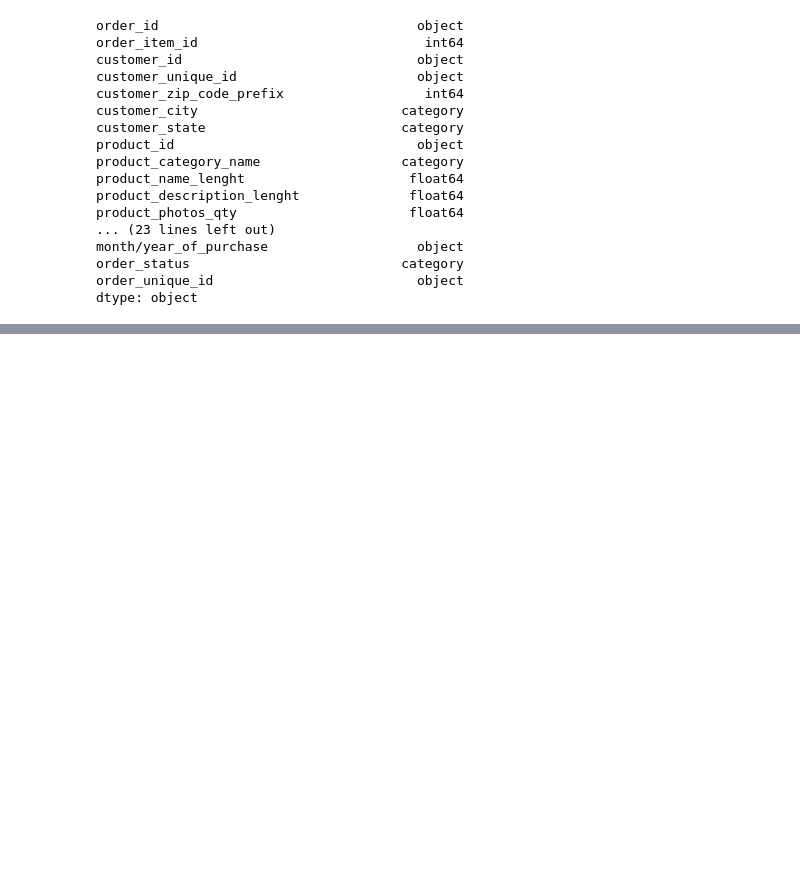
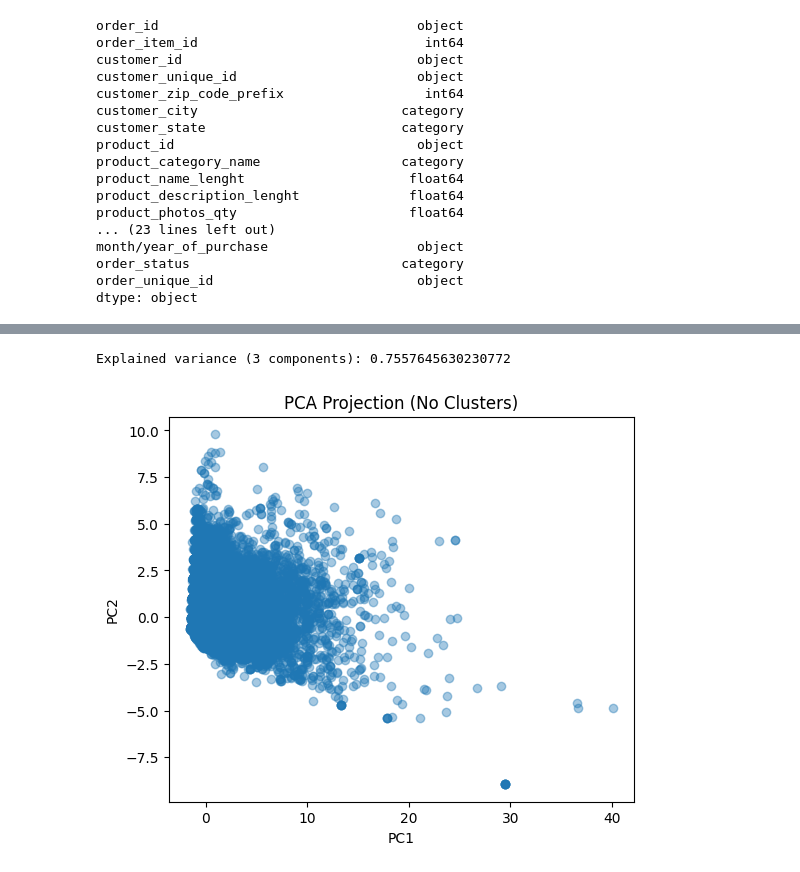
Before and after one commit to FilipStam97/brazilian-ecommerce-unsupervised-learning, a Jupyter notebook: brazilian-ecommerce-clustering.ipynb, the cells around one changed output, grey strips where cells are left out. Saved outputs shown, nothing was run; the diff lists cells and outputs as text; code cells hidden in the pictures; blank space fills up the shorter version.

```diff
--- a/brazilian-ecommerce-clustering.ipynb
+++ b/brazilian-ecommerce-clustering.ipynb
@@ -370,0 +389,16 @@ Davies Bouldin score: 20.1272
+# %%
+num = 3
+pca = PCA(n_components=num)
+X_pca = pca.fit_transform(X_scaled)
+print(f'Explained variance ({num} components): {pca.explained_variance_ratio_.sum()}')
+# %% [output]
+Explained variance (3 components): 0.7557645630230772
+# %%
+plt.figure(figsize=(6, 5))
+plt.scatter(X_pca[:, 0], X_pca[:, 1], alpha=0.4)
+plt.xlabel("PC1")
+plt.ylabel("PC2")
+plt.title("PCA Projection (No Clusters)")
+plt.show()
+# %% [output]
+[figure, added]
```
Also changed, not shown: parts of 6 cells of this notebook.
